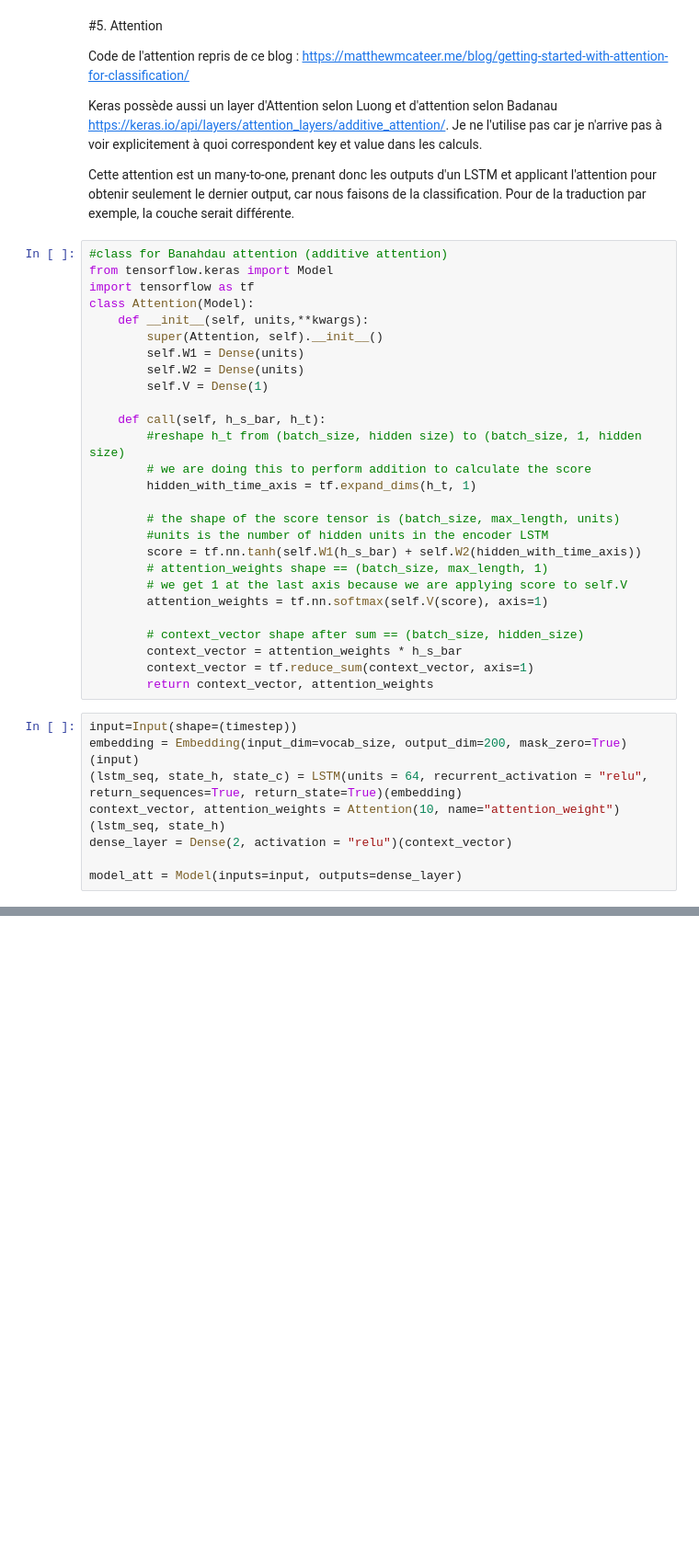
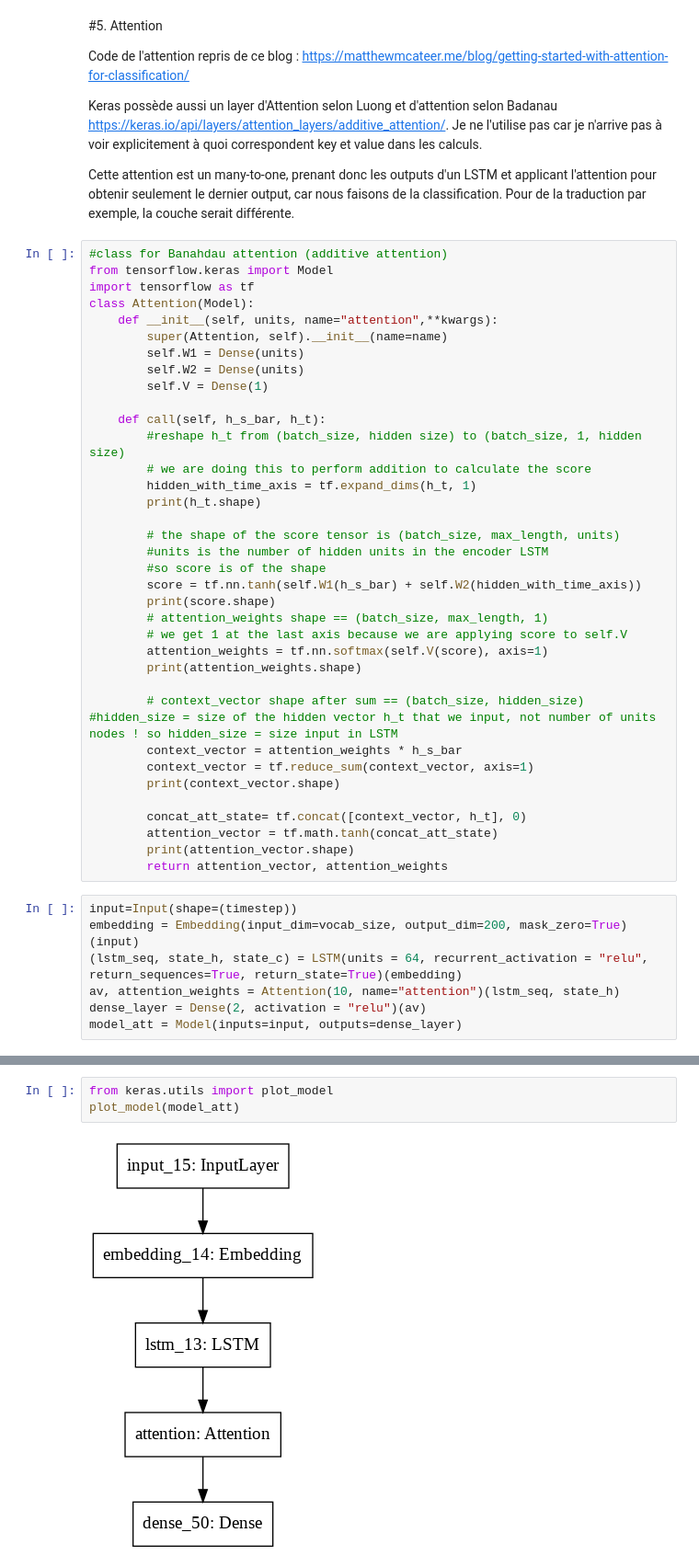
Before and after one commit to CMallart/ateliers-NN, a Jupyter notebook: introLstmAttention.ipynb, the cells around one changed output, grey strips where cells are left out. Shown: that part at 92% size. Drawn from its saved outputs; the diff is of its cells as text; blank space fills up the shorter version.

```diff
--- a/introLstmAttention.ipynb
+++ b/introLstmAttention.ipynb
@@ -597,8 +597,8 @@ Cette attention est un many-to-one, prenant donc les outputs d'un LSTM et applic
 from tensorflow.keras import Model
 import tensorflow as tf
 class Attention(Model):
-    def __init__(self, units,**kwargs):
-        super(Attention, self).__init__()
+    def __init__(self, units, name="attention",**kwargs):
+        super(Attention, self).__init__(name=name)
         self.W1 = Dense(units)
         self.W2 = Dense(units)
         self.V = Dense(1)
@@ -607,23 +607,31 @@ class Attention(Model):
         #reshape h_t from (batch_size, hidden size) to (batch_size, 1, hidden size)
         # we are doing this to perform addition to calculate the score
         hidden_with_time_axis = tf.expand_dims(h_t, 1)
+        print(h_t.shape)
 
         # the shape of the score tensor is (batch_size, max_length, units)
         #units is the number of hidden units in the encoder LSTM
+        #so score is of the shape
         score = tf.nn.tanh(self.W1(h_s_bar) + self.W2(hidden_with_time_axis))
+        print(score.shape)
         # attention_weights shape == (batch_size, max_length, 1)
         # we get 1 at the last axis because we are applying score to self.V
         attention_weights = tf.nn.softmax(self.V(score), axis=1)
+        print(attention_weights.shape)
 
-        # context_vector shape after sum == (batch_size, hidden_size)
+        # context_vector shape after sum == (batch_size, hidden_size) #hidden_size = size of the hidden vector h_t that we input, not number of units nodes ! so hidden_size = size input in LSTM
         context_vector = attention_weights * h_s_bar
         context_vector = tf.reduce_sum(context_vector, axis=1)
-        return context_vector, attention_weights
+        print(context_vector.shape)
+
+        concat_att_state= tf.concat([context_vector, h_t], 0)
+        attention_vector = tf.math.tanh(concat_att_state)
+        print(attention_vector.shape)
+        return attention_vector, attention_weights
 # %%
 input=Input(shape=(timestep))
 embedding = Embedding(input_dim=vocab_size, output_dim=200, mask_zero=True)(input)
 (lstm_seq, state_h, state_c) = LSTM(units = 64, recurrent_activation = "relu", return_sequences=True, return_state=True)(embedding)
-context_vector, attention_weights = Attention(10, name="attention_weight")(lstm_seq, state_h)
-dense_layer = Dense(2, activation = "relu")(context_vector)
-
+av, attention_weights = Attention(10, name="attention")(lstm_seq, state_h)
+dense_layer = Dense(2, activation = "relu")(av)
 model_att = Model(inputs=input, outputs=dense_layer)
@@ -647,0 +644,5 @@ class VisualiseAttentionMap(Callback):
+# %%
+from keras.utils import plot_model
+plot_model(model_att)
+# %% [output]
+[figure, added]
```
Also changed, not shown: parts of 14 cells of this notebook.
